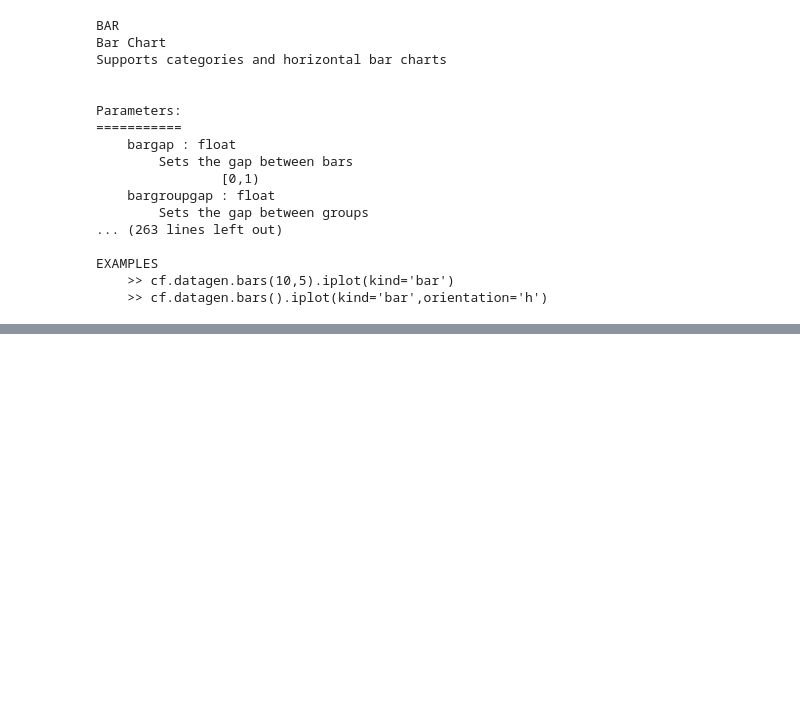
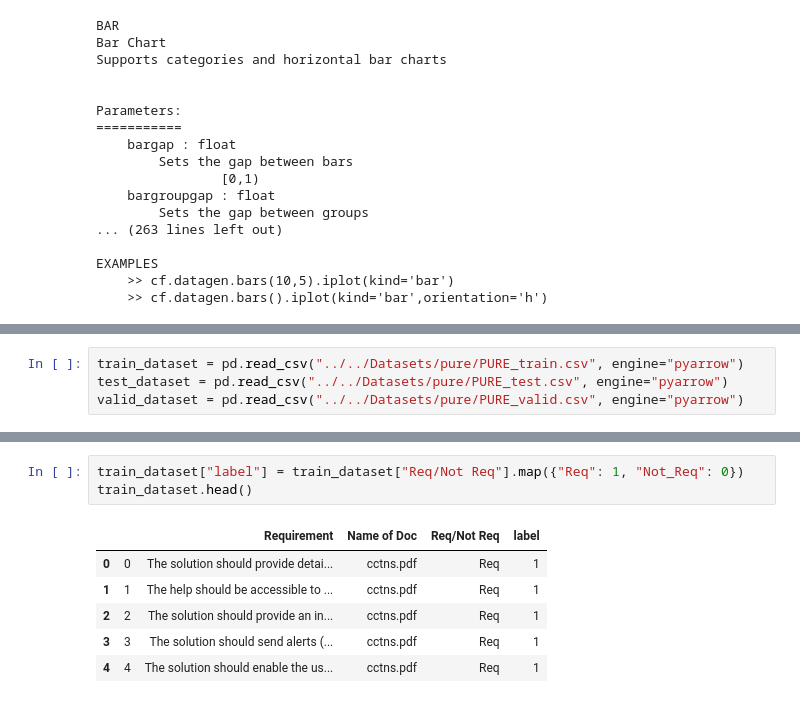
Before and after one commit to NotAlpha45/Classification-of-Software-Requirements, a Jupyter notebook: Codes/requirement_relevancy_experiment/exploratory_data_analysis.ipynb, the cells around one changed output, grey strips where cells are left out. Cells and saved outputs as stored; diff of their text form; blank space fills up the shorter version.

Commit message:
Added the PURE dataset

```diff
--- a/Codes/requirement_relevancy_experiment/exploratory_data_analysis.ipynb
+++ b/Codes/requirement_relevancy_experiment/exploratory_data_analysis.ipynb
@@ -77,0 +82,4 @@ EXAMPLES
+# %%
+train_dataset = pd.read_csv("../../Datasets/pure/PURE_train.csv", engine="pyarrow")
+test_dataset = pd.read_csv("../../Datasets/pure/PURE_test.csv", engine="pyarrow")
+valid_dataset = pd.read_csv("../../Datasets/pure/PURE_valid.csv", engine="pyarrow")
@@ -77,0 +95,10 @@ EXAMPLES
+# %%
+train_dataset["label"] = train_dataset["Req/Not Req"].map({"Req": 1, "Not_Req": 0})
+train_dataset.head()
+# %% [output]
+|  |  | Requirement | Name of Doc | Req/Not Req | label |
+| 0 | 0 | The solution should provide detai... | cctns.pdf | Req | 1 |
+| 1 | 1 | The help should be accessible to ... | cctns.pdf | Req | 1 |
+| 2 | 2 | The solution should provide an in... | cctns.pdf | Req | 1 |
+| 3 | 3 | The solution should send alerts (... | cctns.pdf | Req | 1 |
+| 4 | 4 | The solution should enable the us... | cctns.pdf | Req | 1 |
```
Also changed, not shown: parts of 8 cells of this notebook, 4 other files.
